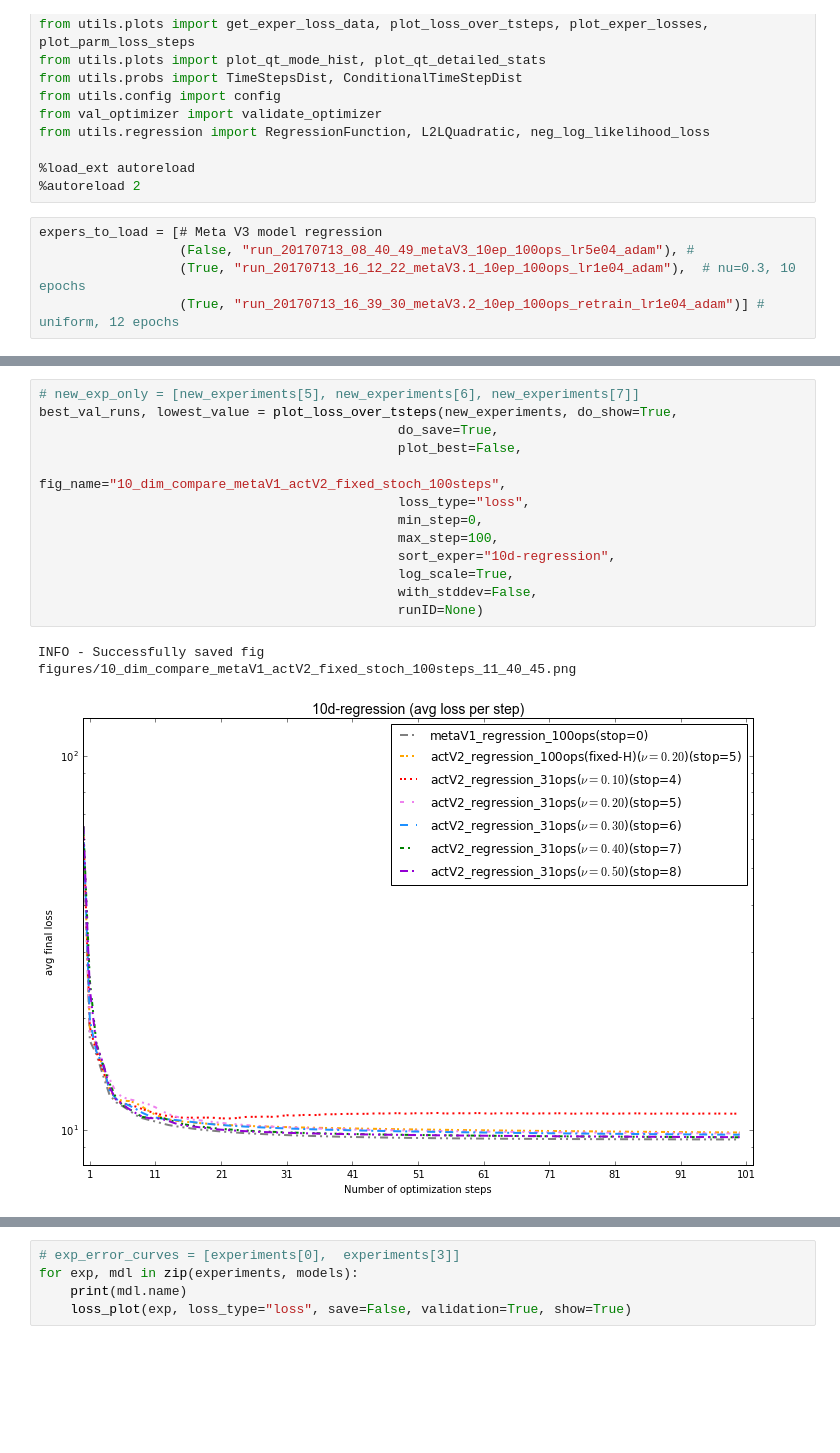
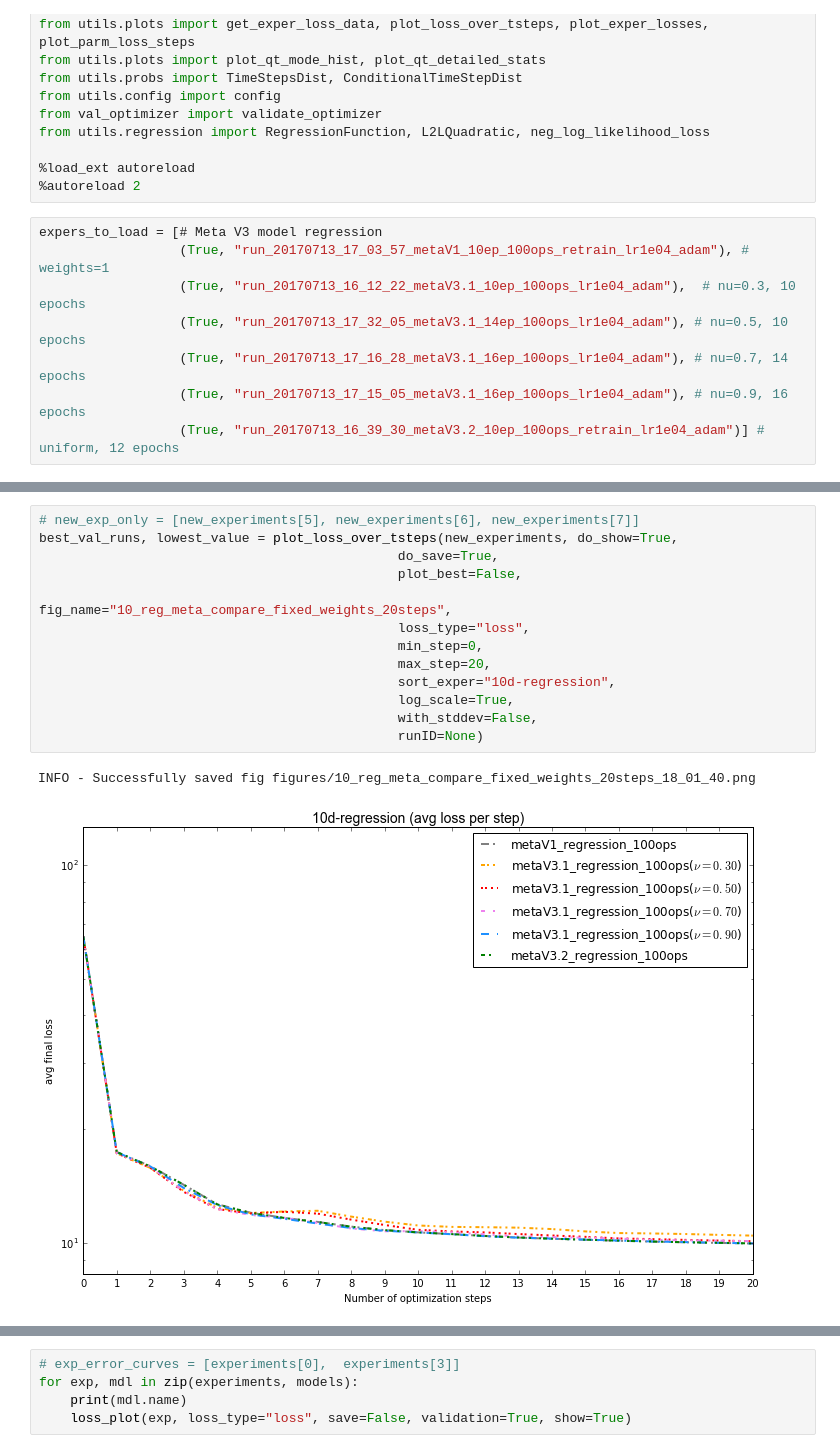
Before and after one commit to toologicbv/meta_learner, a Jupyter notebook: rosenbrock_results_0713.ipynb, the cells around one changed output, grey strips where cells are left out. Drawn from its saved outputs; the diff is of its cells as text; blank space fills up the shorter version.

```diff
--- a/rosenbrock_results_0713.ipynb
+++ b/rosenbrock_results_0713.ipynb
@@ -43,8 +43,11 @@ from utils.regression import RegressionFunction, L2LQuadratic, neg_log_likelihoo
 %autoreload 2
 # %%
 expers_to_load = [# Meta V3 model regression
-                  (False, "run_20170713_08_40_49_metaV3_10ep_100ops_lr5e04_adam"), #
+                  (True, "run_20170713_17_03_57_metaV1_10ep_100ops_retrain_lr1e04_adam"), # weights=1
                   (True, "run_20170713_16_12_22_metaV3.1_10ep_100ops_lr1e04_adam"),  # nu=0.3, 10 epochs
+                  (True, "run_20170713_17_32_05_metaV3.1_14ep_100ops_lr1e04_adam"), # nu=0.5, 10 epochs
+                  (True, "run_20170713_17_16_28_metaV3.1_16ep_100ops_lr1e04_adam"), # nu=0.7, 14 epochs
+                  (True, "run_20170713_17_15_05_metaV3.1_16ep_100ops_lr1e04_adam"), # nu=0.9, 16 epochs
                   (True, "run_20170713_16_39_30_metaV3.2_10ep_100ops_retrain_lr1e04_adam")] # uniform, 12 epochs
 # %%
 without_models = True
@@ -77,17 +85,17 @@ for e, exp_path in enumerate(expers_to_load):
 # %%
 # new_exp_only = [new_experiments[5], new_experiments[6], new_experiments[7]]
 best_val_runs, lowest_value = plot_loss_over_tsteps(new_experiments, do_show=True,
                                               do_save=True,
                                               plot_best=False,
-                                              fig_name="10_dim_compare_metaV1_actV2_fixed_stoch_100steps",
+                                              fig_name="10_reg_meta_compare_fixed_weights_20steps",
                                               loss_type="loss",
                                               min_step=0,
-                                              max_step=100,
+                                              max_step=20,
                                               sort_exper="10d-regression",
                                               log_scale=True,
                                               with_stddev=False,
                                               runID=None)
 # %% [output]
-INFO - Successfully saved fig figures/10_dim_compare_metaV1_actV2_fixed_stoch_100steps_11_40_45.png
+INFO - Successfully saved fig figures/10_reg_meta_compare_fixed_weights_20steps_18_01_40.png
-[figure, old version]
+[figure, new version]
 # %%
```
Also changed, not shown: parts of 7 cells of this notebook, 5 other files.
